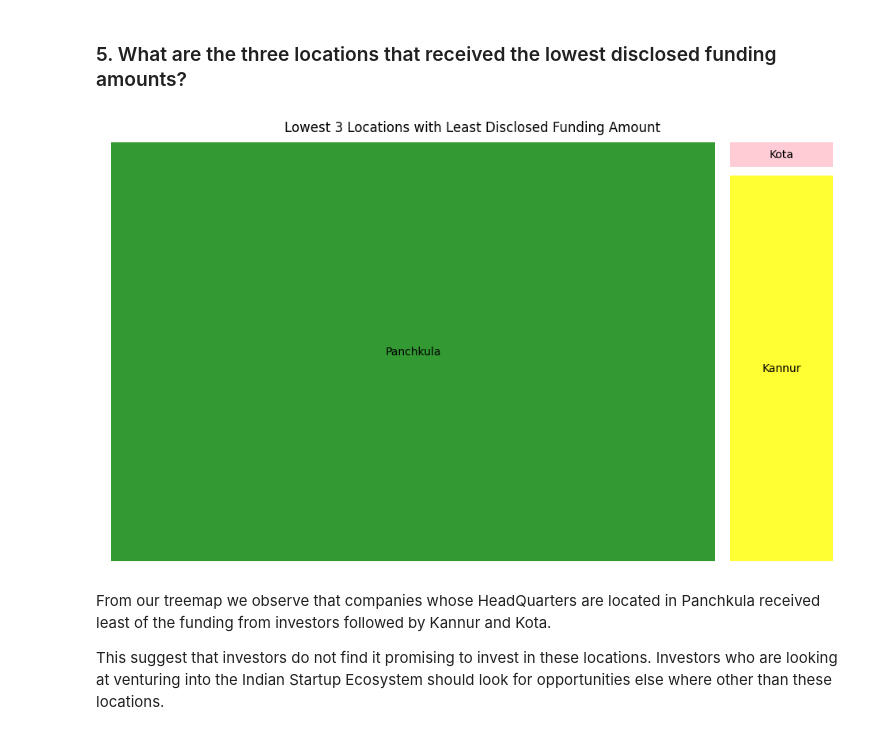
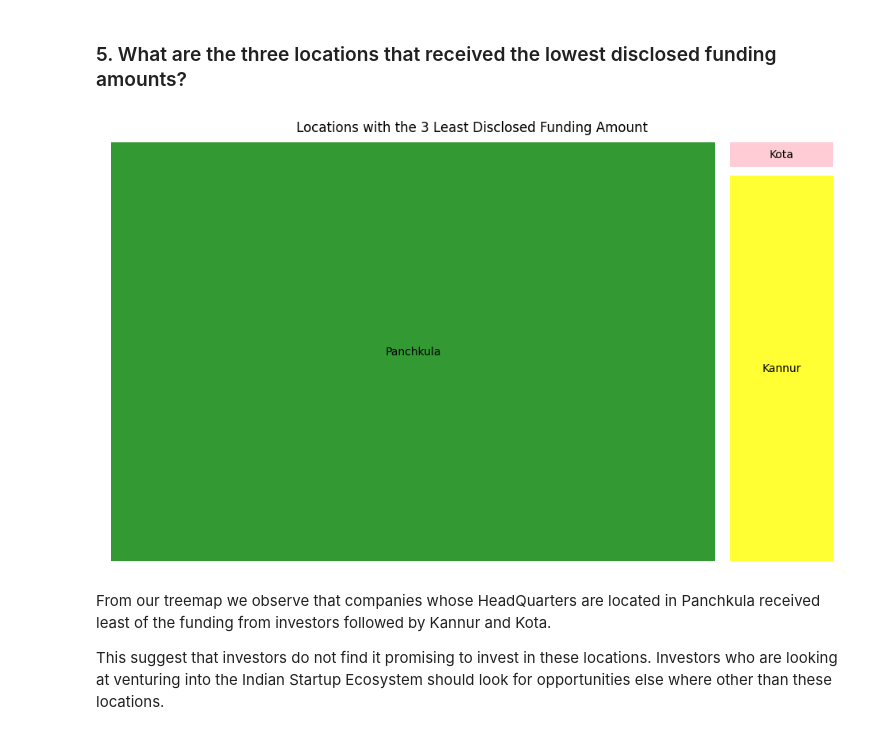
Before and after one commit to pk-aduyaw/Indian-startup-funding-analysis, a Jupyter notebook: indian_startup_funding_analysis.ipynb, the cells around one changed output. Cells and saved outputs as stored; diff of their text form; code cells hidden in the pictures.

```diff
--- a/indian_startup_funding_analysis.ipynb
+++ b/indian_startup_funding_analysis.ipynb
@@ -89,7 +89,7 @@ df_2021.shape
 ### Load other datasets in csv file
 # %%
 # Read csv file
-df_2018 = pd.read_csv('startup_funding2018.csv')
+df_2018 = pd.read_csv('./data/startup_funding2018.csv')
 df_2018.head()
 # %% [output]
 |  | Company Name | Industry | Round/Series | Amount | Location | About Company |
@@ -104,7 +104,7 @@ df_2018.shape
 (526, 6)
 # %%
 # Read csv file
-df_2019 = pd.read_csv('startup_funding2019.csv')
+df_2019 = pd.read_csv('./data/startup_funding2019.csv')
 df_2019.head()
 # %% [output]
 |  | Company/Brand | Founded | HeadQuarter | Sector | What it does | Founders | Investor | Amount($) | Stage |
@@ -986,19 +986,19 @@ From our treemap we observe that companies whose HeadQuarters are located in Mum
 # %%
 lowest_3_categories = full_df.groupby(by='HeadQuarter')['Amount($)'].sum().reset_index()
 lowest_3_categories_sort = lowest_3_categories.sort_values('Amount($)', ascending=False)
 plt.figure(figsize=(12,7))
 plt.ticklabel_format(style='plain', useOffset=False)
 
 
 colors = ['green', 'yellow', 'pink']
 sq.plot(sizes=lowest_3_categories_sort['Amount($)'].tail(3),
         label=lowest_3_categories_sort['HeadQuarter'].tail(3),
         pad= True,alpha=0.8,color=colors)
-plt.title('Lowest 3 Locations with Least Disclosed Funding Amount')
+plt.title('Locations with the 3 Least Disclosed Funding Amount')
 plt.axis('off')
 plt.show()
 # %% [output]
-[figure, old version]
+[figure, new version]
 # %% [markdown]
 From our treemap we observe that companies whose HeadQuarters are located in Panchkula received least of the funding from investors followed by Kannur and Kota.
 
```
Also changed, not shown: parts of 18 cells of this notebook, 6 other files.
